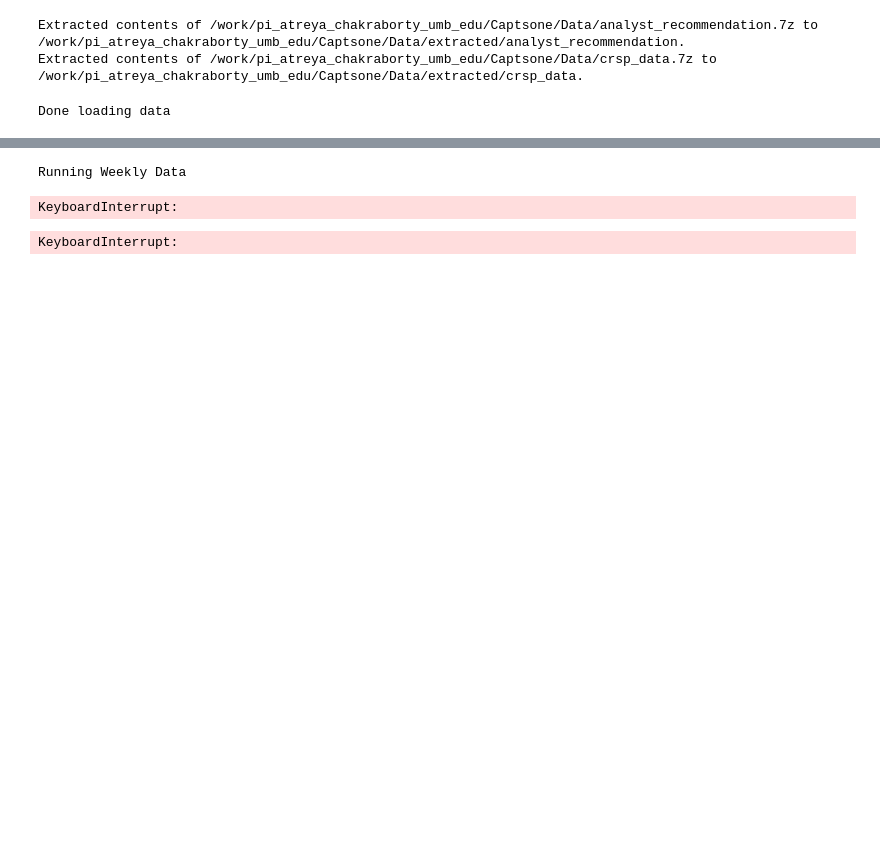
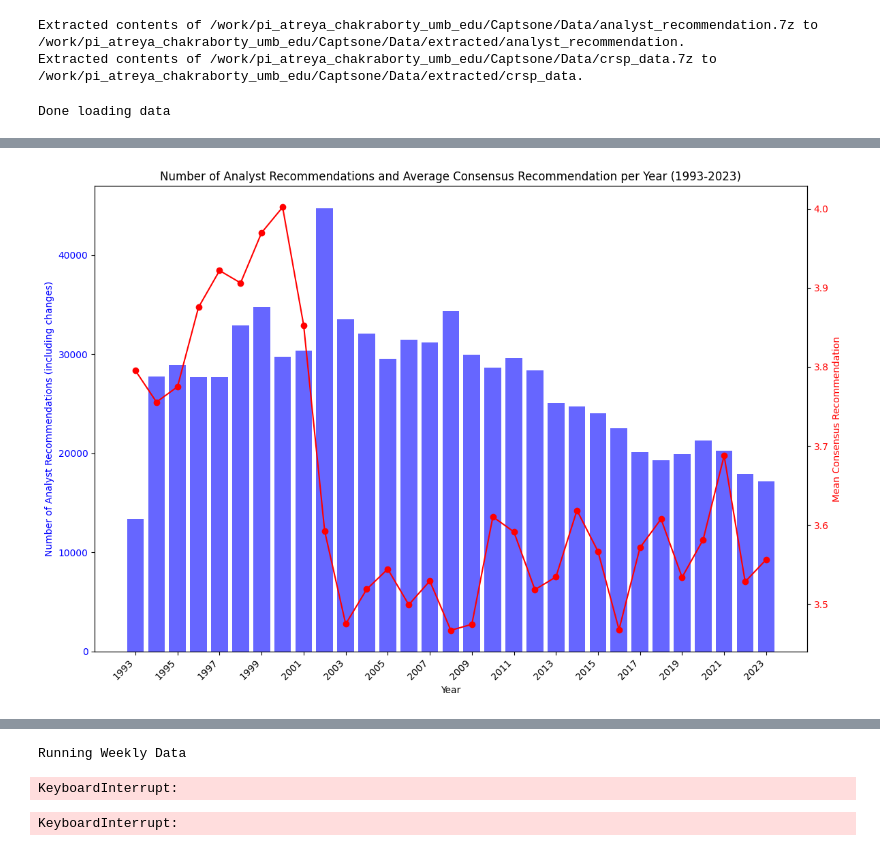
Before and after one commit to CharlesUche99/Do-Retail-Investors-need-Analysts-Recommendations, a Jupyter notebook: Data Cleaning and Organization.ipynb, the cells around one changed output, grey strips where cells are left out. Drawn from its saved outputs; the diff is of its cells as text; code cells hidden in the pictures; blank space fills up the shorter version.

```diff
--- a/Data Cleaning and Organization.ipynb
+++ b/Data Cleaning and Organization.ipynb
@@ -57,0 +61,50 @@ Index(['permno', 'securitybegdt', 'hdrcusip', 'hdrcusip9', 'cusip', 'cusip9',
+# %%
+#Exploratory Data Analysis
+# Convert the anndats column to datetime
+analyst_rec['anndats'] = pd.to_datetime(analyst_rec['anndats'])
+
+# Extract year from the anndats column
+analyst_rec['year'] = analyst_rec['anndats'].dt.year
+
+# Convert ireccd to numeric, coercing any non-numeric values to NaN
+analyst_rec['ireccd'] = pd.to_numeric(analyst_rec['ireccd'], errors='coerce')
+
+# Filter for years between 1993 and 2023
+analyst_rec_filtered = analyst_rec[(analyst_rec['year'] >= 1993) & (analyst_rec['year'] <= 2023)]
+
+# Group by year to get the count of recommendations and average ireccd
+yearly_data = analyst_rec_filtered.groupby('year').agg(
+    count_recommendations=('ticker', 'count'),
+    avg_ireccd_transformed=('ireccd', lambda x: (6 - x).mean())
+).reset_index()
+
+# Set up the figure
+fig, ax1 = plt.subplots(figsize=(12, 8))
+
+# Plot number of analyst recommendations (bar plot)
+ax1.bar(yearly_data['year'], yearly_data['count_recommendations'], color='blue', alpha=0.6, label='Count of Recommendations')
+ax1.set_xlabel('Year')
+ax1.set_ylabel('Number of Analyst Recommendations (including changes)', color='blue')
+ax1.tick_params(axis='y', labelcolor='blue')
+
+# Rotate x-axis labels and reduce the number of ticks
+ax1.set_xticks(yearly_data['year'][::2])  # Show every second year
+ax1.set_xticklabels(yearly_data['year'][::2], rotation=45, ha='right')
+
+# Create a second y-axis for the transformed ireccd
+ax2 = ax1.twinx()
+ax2.plot(yearly_data['year'], yearly_data['avg_ireccd_transformed'], color='red', marker='o', label='Mean Consensus Recommendation')
+ax2.set_ylabel('Mean Consensus Recommendation', color='red')
+ax2.tick_params(axis='y', labelcolor='red')
+
+# Title and layout adjustments
+plt.title('Number of Analyst Recommendations and Average Consensus Recommendation per Year (1993-2023)')
+fig.tight_layout()
+
+# Save the plot as an image
+plt.savefig('EDA_plot.png')
+
+# Show the plot
+plt.show()
+# %% [output]
+[figure, added]
```
Also changed, not shown: parts of 7 cells of this notebook, 2 other files.
